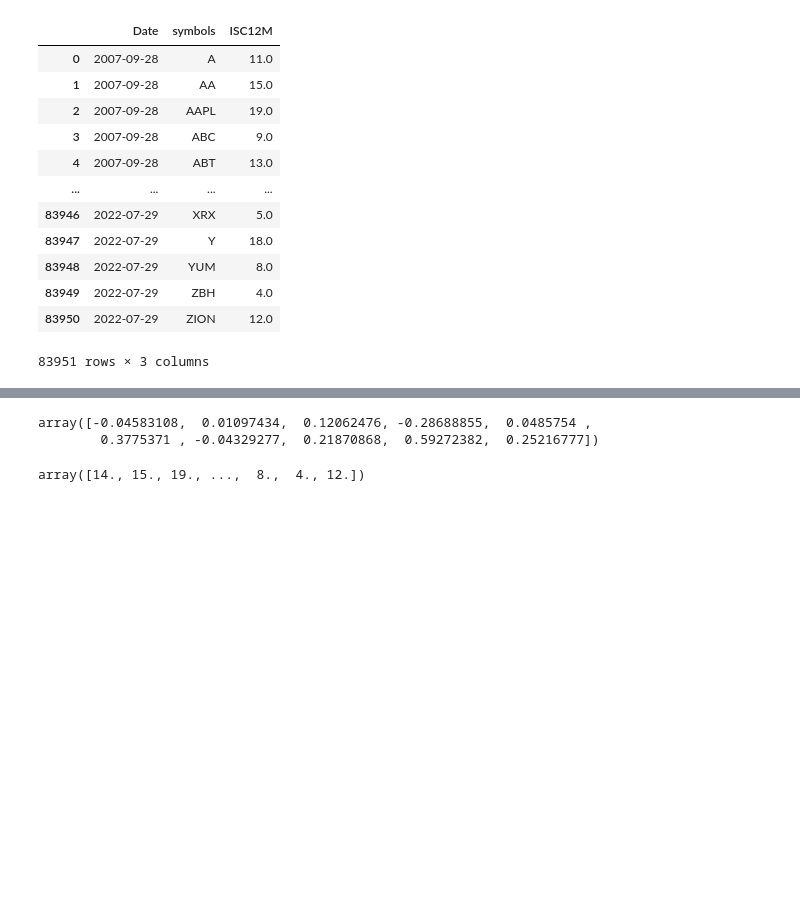
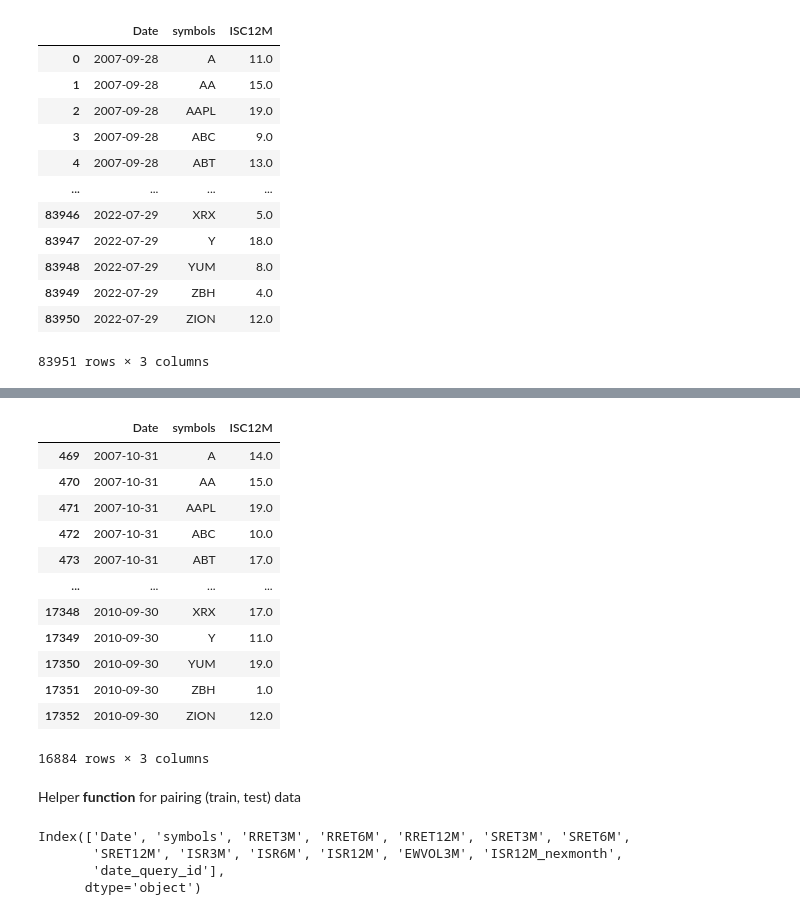
Before and after one commit to falken1983/pystock_recommender, a Jupyter notebook: jupyter_notebooks/ranknet_generate_toy_data.ipynb, the cells around one changed output, grey strips where cells are left out. Cells and saved outputs as stored; diff of their text form; code cells hidden in the pictures; blank space fills up the shorter version.

```diff
--- a/jupyter_notebooks/ranknet_generate_toy_data.ipynb
+++ b/jupyter_notebooks/ranknet_generate_toy_data.ipynb
@@ -167,7 +209,7 @@ stock_features
 ### 1.3 Ventile-Based Scoring
 # %%
 scores = pd.read_csv(
-    "data/config/20220831_lagged_isharpe_target_monthly.csv",
+    PATH_ + "data/config/20220831_lagged_isharpe_target_monthly.csv",
     parse_dates=["Date"],
     usecols=["Date","symbols","ISC12M"]
 )
@@ -195,10 +232,22 @@ Timestamp('2007-10-31 00:00:00')
 scores = scores[scores["Date"]>="2007-10-31"]
-# %%
-stock_features.values[0]
-# %% [output]
-array([-0.04583108,  0.01097434,  0.12062476, -0.28688855,  0.0485754 ,
-        0.3775371 , -0.04329277,  0.21870868,  0.59272382,  0.25216777])
-# %%
-scores["ISC12M"].values
-# %% [output]
-array([14., 15., 19., ...,  8.,  4., 12.])
+# %%
+target_train = scores[:split]
+target_test = scores[split:]
+# %%
+target_train
+# %% [output]
+|  | Date | symbols | ISC12M |
+| 469 | 2007-10-31 | A | 14.0 |
+| 470 | 2007-10-31 | AA | 15.0 |
+| 471 | 2007-10-31 | AAPL | 19.0 |
+| 472 | 2007-10-31 | ABC | 10.0 |
+| 473 | 2007-10-31 | ABT | 17.0 |
+| ... | ... | ... | ... |
+| 17348 | 2010-09-30 | XRX | 17.0 |
+| 17349 | 2010-09-30 | Y | 11.0 |
+| 17350 | 2010-09-30 | YUM | 19.0 |
+| 17351 | 2010-09-30 | ZBH | 1.0 |
+| 17352 | 2010-09-30 | ZION | 12.0 |
+16884 rows × 3 columns
+# %% [markdown]
+Helper **function** for pairing (train, test) data
@@ -205 +290,8 @@ array([14., 15., 19., ...,  8.,  4., 12.])
+# %%
+train.columns
+# %% [output]
+Index(['Date', 'symbols', 'RRET3M', 'RRET6M', 'RRET12M', 'SRET3M', 'SRET6M',
+       'SRET12M', 'ISR3M', 'ISR6M', 'ISR12M', 'EWVOL3M', 'ISR12M_nexmonth',
+       'date_query_id'],
+      dtype='object')
 # %%
```
Also changed, not shown: parts of 24 cells of this notebook, 2 other files.
